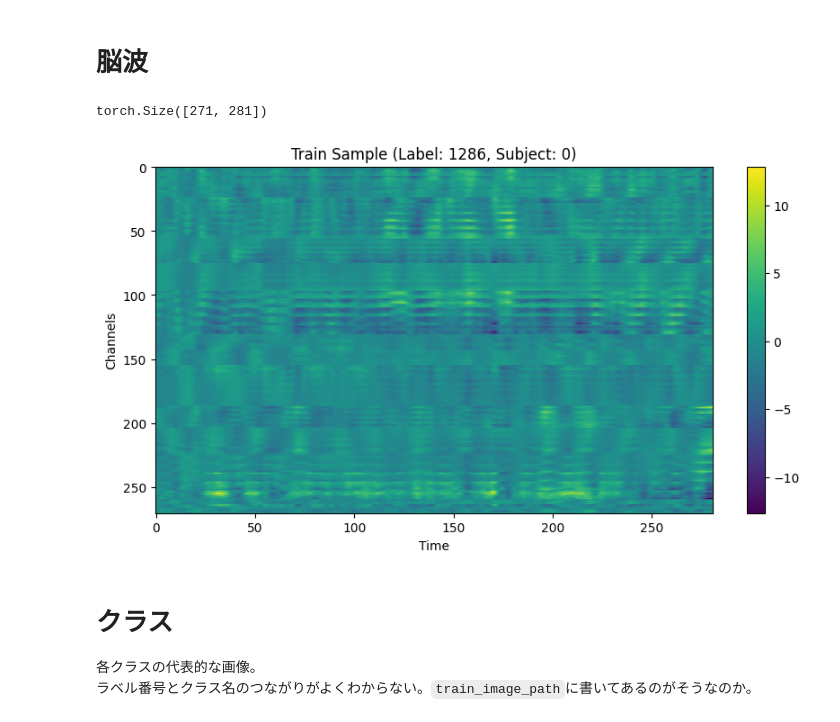
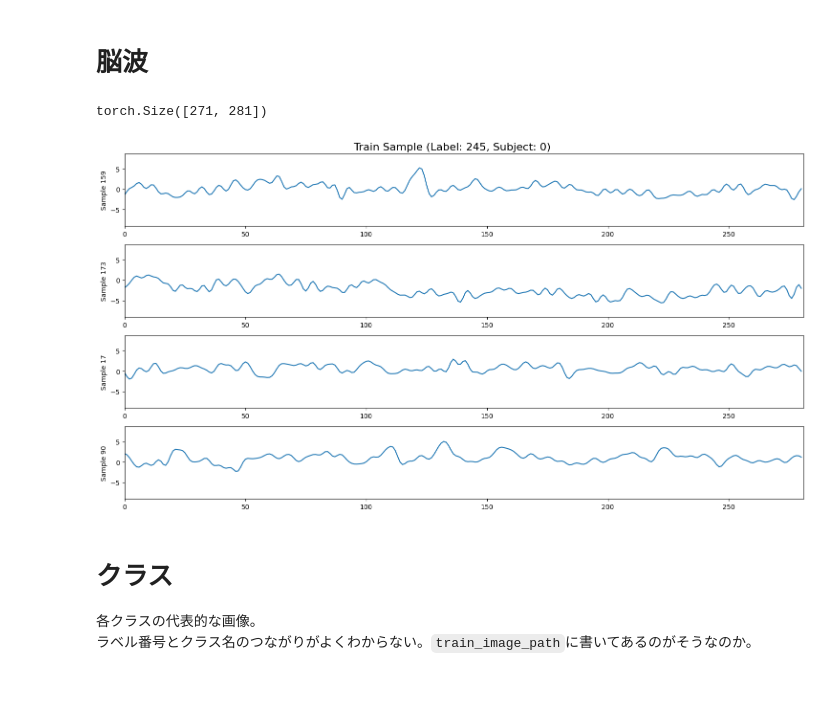
Before and after one commit to YJI5212/dl_2024_final_assignment_MEG, a Jupyter notebook: eda.ipynb, the cells around one changed output. Saved outputs shown, nothing was run; the diff lists cells and outputs as text; code cells hidden in the pictures; blank space fills up the shorter version.

```diff
--- a/eda.ipynb
+++ b/eda.ipynb
@@ -76,28 +76,39 @@ torch.Size([271, 281])
 # 脳波
 # %%
 import matplotlib.pyplot as plt
-# %%
-def plot_sample(data, title="Sample Data"):
-    plt.figure(figsize=(10, 5))
-    plt.imshow(data, aspect='auto', cmap='viridis')
-    plt.colorbar()
-    plt.title(title)
-    plt.xlabel('Time')
-    plt.ylabel('Channels')
-    plt.show()
+# %%
+def plot_sample(data, title=None):
+    # 適当に4つのチャンネルを選択
+    num_samples_to_plot = 4
+    indices = np.random.choice(sample_data.shape[0], num_samples_to_plot, replace=False)
+
+    num_samples, length = len(indices), data.shape[1]
+    fig, axes = plt.subplots(num_samples, 1, figsize=(15, num_samples*2))
+    if title:
+        fig.suptitle(title, fontsize=16)
+
+    for i, idx in enumerate(indices):
+        axes[i].plot(data[idx])
+        axes[i].set_xlim(0, length)
+        axes[i].set_ylim(data.min(), data.max())
+        axes[i].set_ylabel(f"Sample {idx+1}")
+
+    plt.tight_layout()
+    plt.subplots_adjust(top=0.95)  # adjust the top so the title fits
+    plt.show()
 # %%
 # データの取り出し
-idx = 1076
+idx = 3
 sample_data, sample_label, sample_subject = train_set[idx]
 
 # データの形状を確認
 print(sample_data.shape)
 
 # データの可視化
 plot_sample(sample_data.numpy(), title=f"Train Sample (Label: {sample_label}, Subject: {sample_subject})")
 # %% [output]
 torch.Size([271, 281])
-[figure, old version]
+[figure, new version]
 # %% [markdown]
 # クラス
 各クラスの代表的な画像。
```
Also changed, not shown: parts of 5 cells of this notebook, 18 other files.
